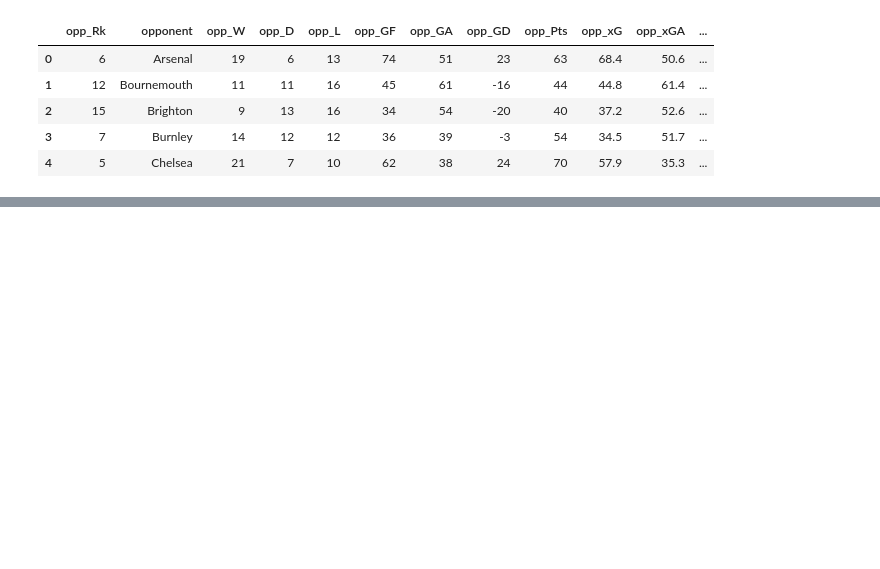
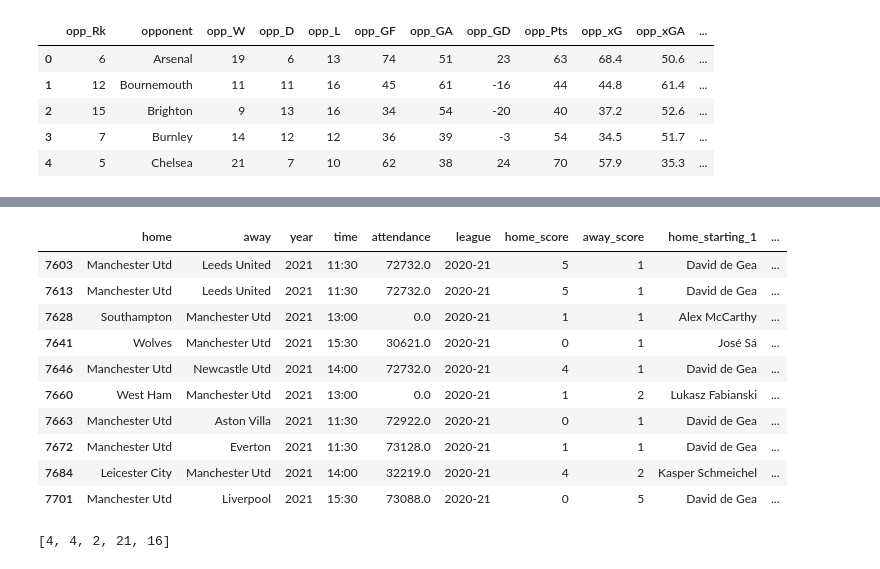
Before and after one commit to OliverSavolainen/IDS2021_D9, a Jupyter notebook: D9/IDS2021_D9.ipynb, the cells around one changed output, grey strips where cells are left out. Saved outputs shown, nothing was run; the diff lists cells and outputs as text; code cells hidden in the pictures; blank space fills up the shorter version.

Commit message:
New function to show last n results of a team

```diff
--- a/D9/IDS2021_D9.ipynb
+++ b/D9/IDS2021_D9.ipynb
@@ -196,0 +214,11 @@ final.head()
+# %%
+#function which is used to convert the whole dataframe to datetime
+def toDatetime(x):
+    year = str(x.year)
+    time = str(x.time)
+    month = str(x.month) if x.month > 9 else "0"+str(x.month)
+    day = str(x.day) if x.day > 9 else "0"+str(x.day)
+    return datetime.fromisoformat(year+"-"+month+"-"+day+"T"+time)
+# %%
+matches["datetime"] = matches[["time","year","day","month"]].apply(toDatetime, axis=1)
+matches.drop(["time","year","day","month"], axis=1)
@@ -196,0 +239,50 @@ final.head()
+# %%
+#Function about last n games goals and points
+#returns an array with the structure: [wins, losses, ties, team_goals, opp_goals]
+def FindLastGames(n, team, season, datetime):
+    results = matches[((matches['home'] == team) | (matches['away'] == team)) & (matches['league'] == season) & (matches['datetime'] < datetime)]
+    results.sort_values("datetime", ascending=True)
+    display(results)
+
+    #if the results are
+    if len(results)<n:
+        n = len(results)
+
+    results = results.tail(n)
+
+    #structure - [wins, losses, ties, team_goals, opp_goals]
+    out = [0,0,0,0,0]
+
+    for i in range(n):
+        if results.iloc[i]["away"]==team:
+            team = results.iloc[i]["away_score"]
+            opponent = results.iloc[i]["home_score"]
+        else:
+            team = results.iloc[i]["home_score"]
+            opponent = results.iloc[i]["away_score"]
+        out[3]+=team
+        out[4]+=opponent
+
+        if(team>opponent):
+            out[0]+=1
+        elif(team==opponent):
+            out[2]+=1
+        else:
+            out[1]+=1
+
+    return out
+
+FindLastGames(10, "Manchester Utd", "2020-21", datetime.fromisoformat("2021-10-30T16:30"))
+# %% [output]
+|  | home | away | year | time | attendance | league | home_score | away_score | home_starting_1 | ... |
+| 7603 | Manchester Utd | Leeds United | 2021 | 11:30 | 72732.0 | 2020-21 | 5 | 1 | David de Gea | ... |
+| 7613 | Manchester Utd | Leeds United | 2021 | 11:30 | 72732.0 | 2020-21 | 5 | 1 | David de Gea | ... |
+| 7628 | Southampton | Manchester Utd | 2021 | 13:00 | 0.0 | 2020-21 | 1 | 1 | Alex McCarthy | ... |
+| 7641 | Wolves | Manchester Utd | 2021 | 15:30 | 30621.0 | 2020-21 | 0 | 1 | José Sá | ... |
+| 7646 | Manchester Utd | Newcastle Utd | 2021 | 14:00 | 72732.0 | 2020-21 | 4 | 1 | David de Gea | ... |
+| 7660 | West Ham | Manchester Utd | 2021 | 13:00 | 0.0 | 2020-21 | 1 | 2 | Lukasz Fabianski | ... |
+| 7663 | Manchester Utd | Aston Villa | 2021 | 11:30 | 72922.0 | 2020-21 | 0 | 1 | David de Gea | ... |
+| 7672 | Manchester Utd | Everton | 2021 | 11:30 | 73128.0 | 2020-21 | 1 | 1 | David de Gea | ... |
+| 7684 | Leicester City | Manchester Utd | 2021 | 14:00 | 32219.0 | 2020-21 | 4 | 2 | Kasper Schmeichel | ... |
+| 7701 | Manchester Utd | Liverpool | 2021 | 15:30 | 73088.0 | 2020-21 | 0 | 5 | David de Gea | ... |
+[4, 4, 2, 21, 16]
```
Also changed, not shown: parts of 9 cells of this notebook.
